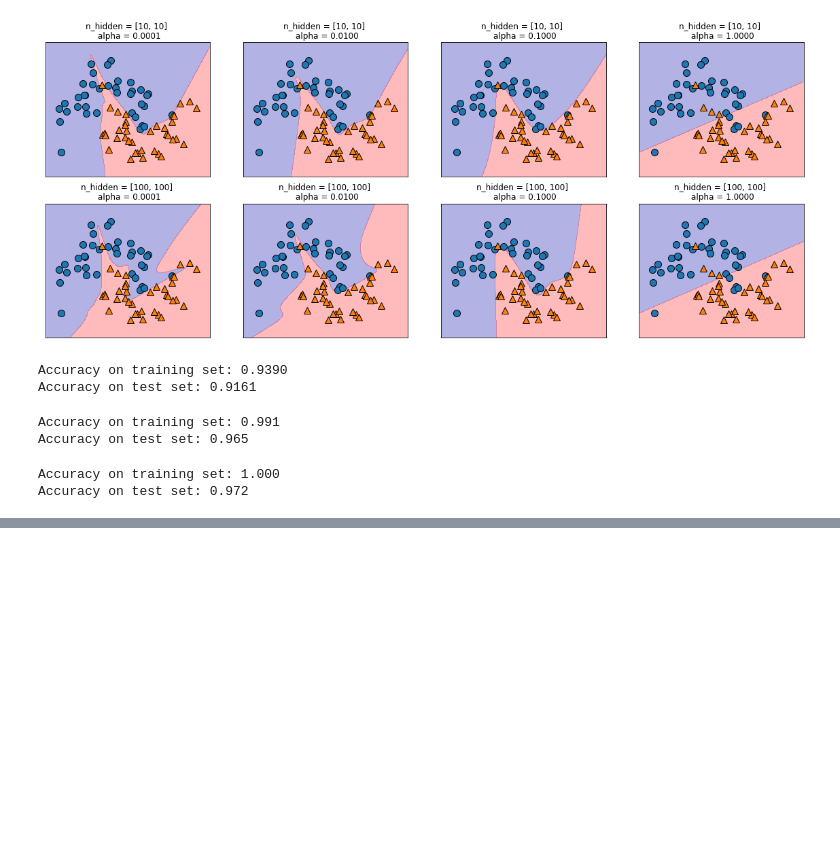
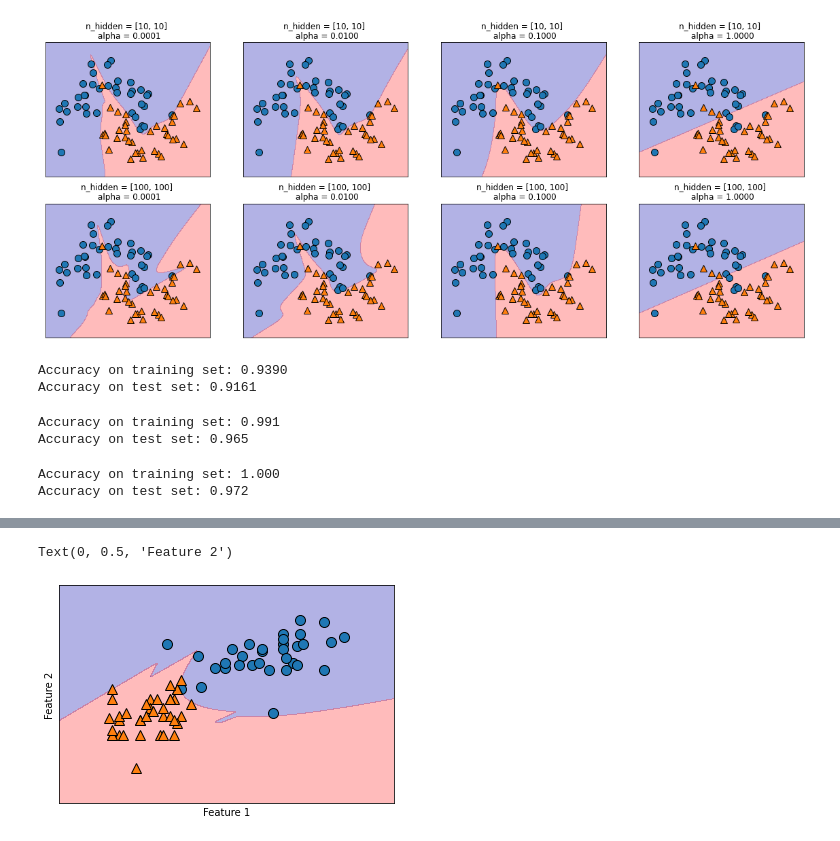
Before and after one commit to yattinda/scikit-learn, a Jupyter notebook: neural_network_test.ipynb, the cells around one changed output, grey strips where cells are left out. Cells and saved outputs as stored; diff of their text form; code cells hidden in the pictures; blank space fills up the shorter version.

```diff
--- a/neural_network_test.ipynb
+++ b/neural_network_test.ipynb
@@ -253,0 +292,9 @@ Accuracy on test set: 0.972
+# %%
+mlp = MLPClassifier(solver = "lbfgs", random_state = 0, activation = "tanh", hidden_layer_sizes = [100]).fit(X_train, y_train)
+mglearn.plots.plot_2d_separator(mlp, X_train, fill = True, alpha = .3)
+mglearn.discrete_scatter(X_train[:, 0], X_train[:, 1], y_train)
+plt.xlabel("Feature 1")
+plt.ylabel("Feature 2")
+# %% [output]
+Text(0, 0.5, 'Feature 2')
+[figure, added]
```
Also changed, not shown: parts of 13 cells of this notebook.
